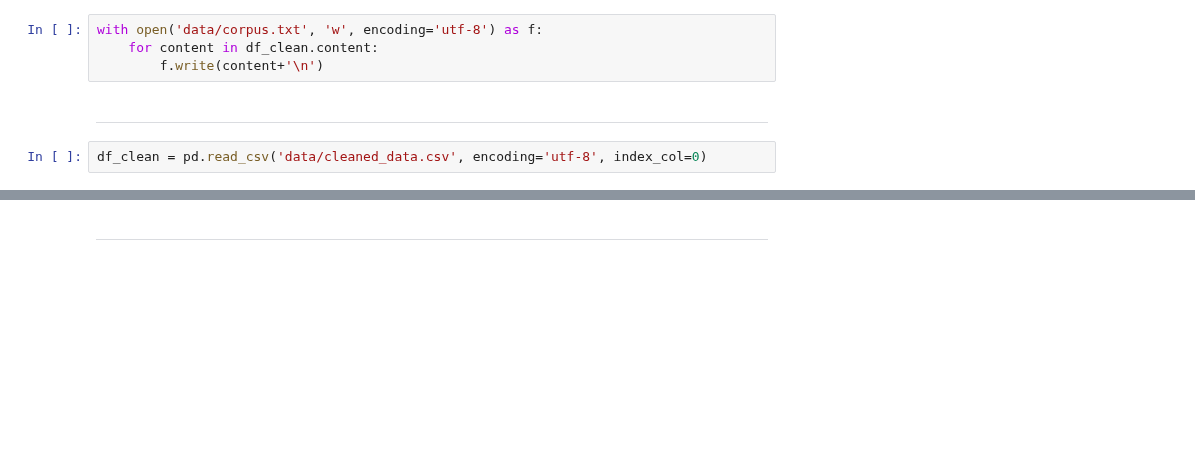
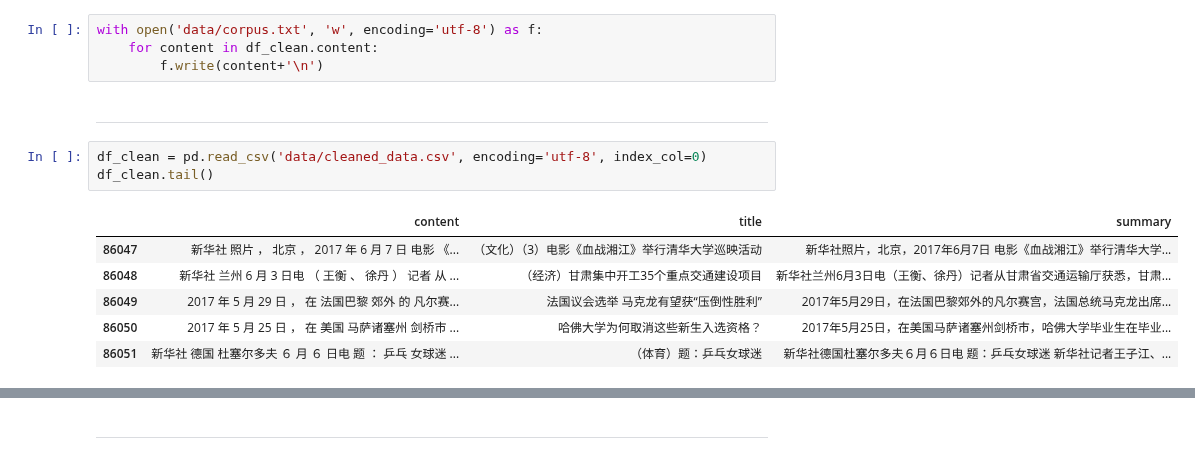
Before and after one commit to jh-lau/NLP, a Jupyter notebook: Artificial_Intelligence_for_NLP/Projects/2_autoSummarization/autoSummarization.ipynb, the cells around one changed output, grey strips where cells are left out. Cells and saved outputs as stored; diff of their text form; blank space fills up the shorter version.

```diff
--- a/Artificial_Intelligence_for_NLP/Projects/2_autoSummarization/autoSummarization.ipynb
+++ b/Artificial_Intelligence_for_NLP/Projects/2_autoSummarization/autoSummarization.ipynb
@@ -87,3 +104,11 @@ with open('data/corpus.txt', 'w', encoding='utf-8') as f:
 ---
 # %%
 df_clean = pd.read_csv('data/cleaned_data.csv', encoding='utf-8', index_col=0)
+df_clean.tail()
+# %% [output]
+|  | content | title | summary |
+| 86047 | 新华社 照片 ， 北京 ， 2017 年 6 月 7 日 电影 《... | （文化）（3）电影《血战湘江》举行清华大学巡映活动 | 新华社照片，北京，2017年6月7日 电影《血战湘江》举行清华大学... |
+| 86048 | 新华社 兰州 6 月 3 日电 （ 王衡 、 徐丹 ） 记者 从 ... | （经济）甘肃集中开工35个重点交通建设项目 | 新华社兰州6月3日电（王衡、徐丹）记者从甘肃省交通运输厅获悉，甘肃... |
+| 86049 | 2017 年 5 月 29 日 ， 在 法国巴黎 郊外 的 凡尔赛... | 法国议会选举 马克龙有望获“压倒性胜利” | 2017年5月29日，在法国巴黎郊外的凡尔赛宫，法国总统马克龙出席... |
+| 86050 | 2017 年 5 月 25 日 ， 在 美国 马萨诸塞州 剑桥市 ... | 哈佛大学为何取消这些新生入选资格？ | 2017年5月25日，在美国马萨诸塞州剑桥市，哈佛大学毕业生在毕业... |
+| 86051 | 新华社 德国 杜塞尔多夫 ６ 月 ６ 日电 题 ： 乒乓 女球迷 ... | （体育）题：乒乓女球迷 | 新华社德国杜塞尔多夫６月６日电 题：乒乓女球迷 新华社记者王子江、... |
```
Also changed, not shown: parts of 43 cells of this notebook.
